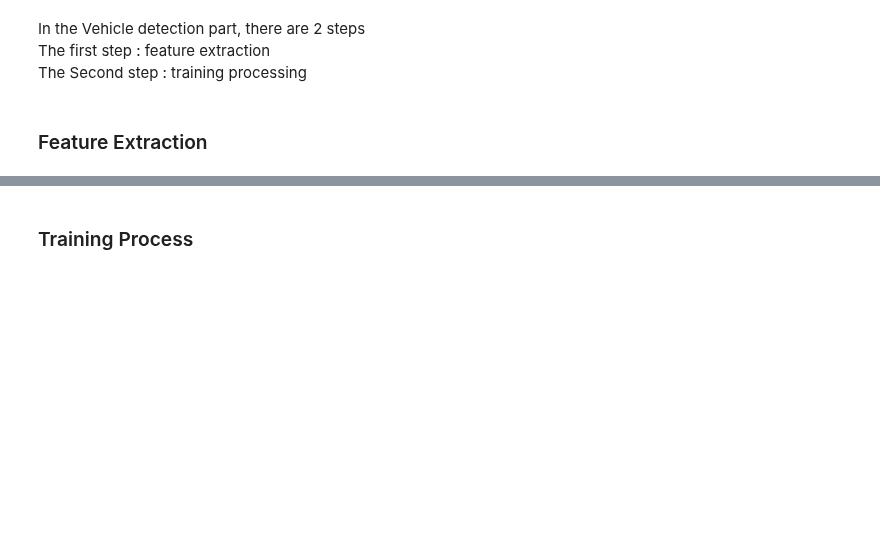
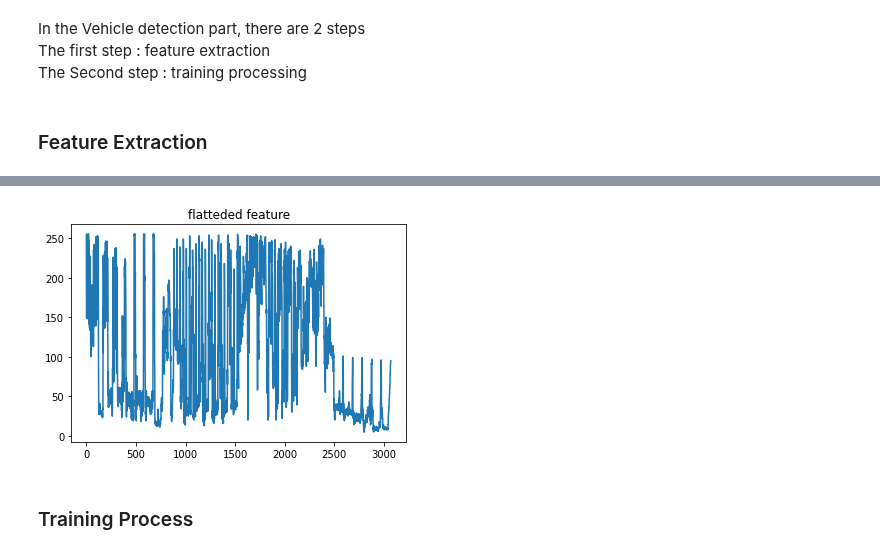
Before and after one commit to RRRRRRRRRRRoy/COMP9517_Ass2, a Jupyter notebook: Vehicle_Detection.ipynb, the cells around one changed output, grey strips where cells are left out. Cells and saved outputs as stored; diff of their text form; code cells hidden in the pictures; blank space fills up the shorter version.

```diff
--- a/Vehicle_Detection.ipynb
+++ b/Vehicle_Detection.ipynb
@@ -47,3 +79,25 @@ def get_hog_features(imag, orient, pixel_per_cell, cell_per_block, visual=False,
+# %%
+# The bin spatial is to get the binned color features
+# Set the size as 32 * 32
+# You can also find the similar code from the following reference
+# source: Source: https://github.com/ckirksey3/vehicle-detection-with-svm
+size_tuple = (32,32)
+def bin_spatial(image,img_size=size_tuple):
+    features = cv2.resize(image,img_size)
+    # Change the array to 1-D array
+    # Source: https://numpy.org/doc/stable/reference/generated/numpy.ravel.html
+    flatten_feature = features.ravel()
+    return flatten_feature
+# %%
+# Based on the previous test we can get the following code
+# This test is to check the bin_spatial function is right or not
+flatteded_feature = bin_spatial(test_hog_image)
+# print the image graph
+plt.plot(flatteded_feature)
+plt.title('flatteded feature')
+plt.show()
+# %% [output]
+[figure, added]
 # %% [markdown]
 ### Training Process
 # %% [markdown]
```
Also changed, not shown: parts of 4 cells of this notebook.
